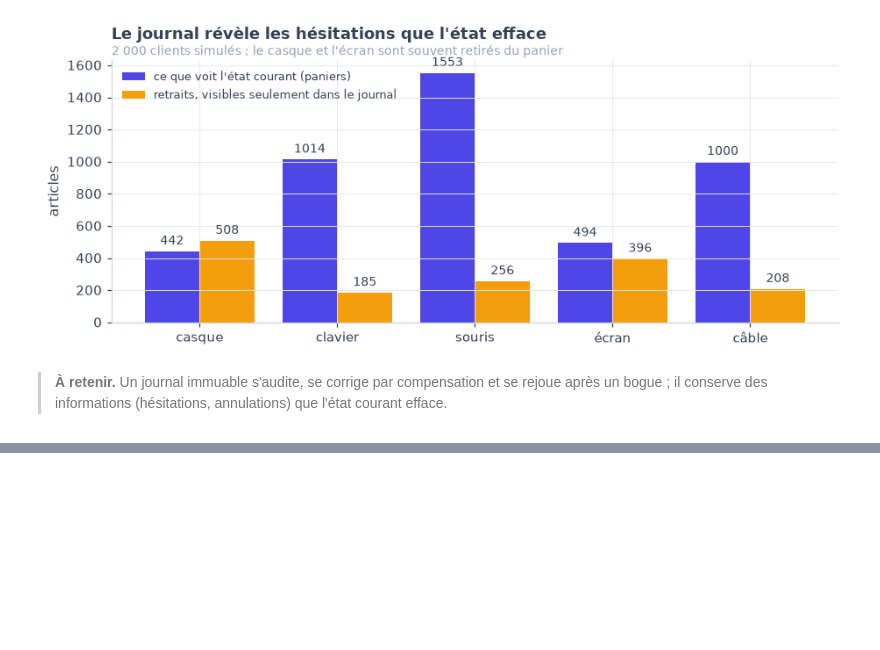
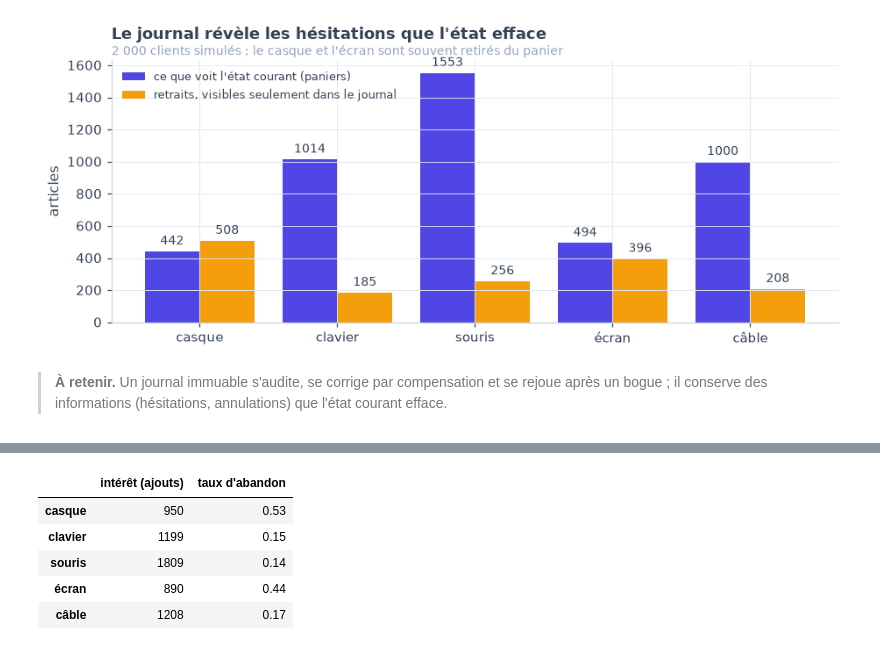
Before and after one commit to gwils28/Designing_Data_Intensive_Applications__ByTheBook, a Jupyter notebook: notebooks/ch11_traitement_de_flux/ch11_cours_4_event_sourcing_et_immutabilite.ipynb, the cells around one changed output, grey strips where cells are left out. Drawn from its saved outputs; the diff is of its cells as text; code cells hidden in the pictures; blank space fills up the shorter version.

```diff
--- a/notebooks/ch11_traitement_de_flux/ch11_cours_4_event_sourcing_et_immutabilite.ipynb
+++ b/notebooks/ch11_traitement_de_flux/ch11_cours_4_event_sourcing_et_immutabilite.ipynb
@@ -320,0 +338,44 @@ plt.tight_layout(); plt.show()
+# %%
+class Vue:
+    def __init__(self, nom, fn, init):
+        self.nom, self.fn, self.etat, self.position = nom, fn, init, 0
+    def rattraper(self, evts):
+        for e in evts[self.position:]:
+            self.etat = self.fn(self.etat, e)
+        self.position = len(evts)
+
+def v_paniers(s, e):
+    c, typ, a = e
+    p = s.setdefault(c, {})
+    p[a] = p.get(a, 0) + (1 if typ == "Ajout" else -1)
+    if p[a] == 0:
+        del p[a]
+    return s
+
+def v_interet(s, e):
+    s[e[2]] = s.get(e[2], 0) + (e[1] == "Ajout")
+    return s
+
+journal = evs_paniers[: len(evs_paniers) // 2]
+vues = [Vue("paniers courants", v_paniers, {}), Vue("intérêt par article", v_interet, {})]
+for v in vues:
+    v.rattraper(journal)
+journal = evs_paniers                                       # le journal continue de grossir
+for v in vues:
+    v.rattraper(journal)
+# nouvelle fonctionnalité : taux d'abandon par article, construite par rejeu depuis l'origine
+def v_abandon(s, e):
+    k = "ajouts" if e[1] == "Ajout" else "retraits"
+    s.setdefault(e[2], {"ajouts": 0, "retraits": 0})[k] += 1
+    return s
+nouvelle = Vue("taux d'abandon", v_abandon, {})
+nouvelle.rattraper(journal)
+pd.DataFrame({"intérêt (ajouts)": vues[1].etat,
+              "taux d'abandon": {a: v["retraits"] / v["ajouts"] for a, v in nouvelle.etat.items()}}).loc[articles].round(2)
+# %% [output]
+|  | intérêt (ajouts) | taux d'abandon |
+| casque | 950 | 0.53 |
+| clavier | 1199 | 0.15 |
+| souris | 1809 | 0.14 |
+| écran | 890 | 0.44 |
+| câble | 1208 | 0.17 |
```
Also changed, not shown: parts of 3 cells of this notebook.
